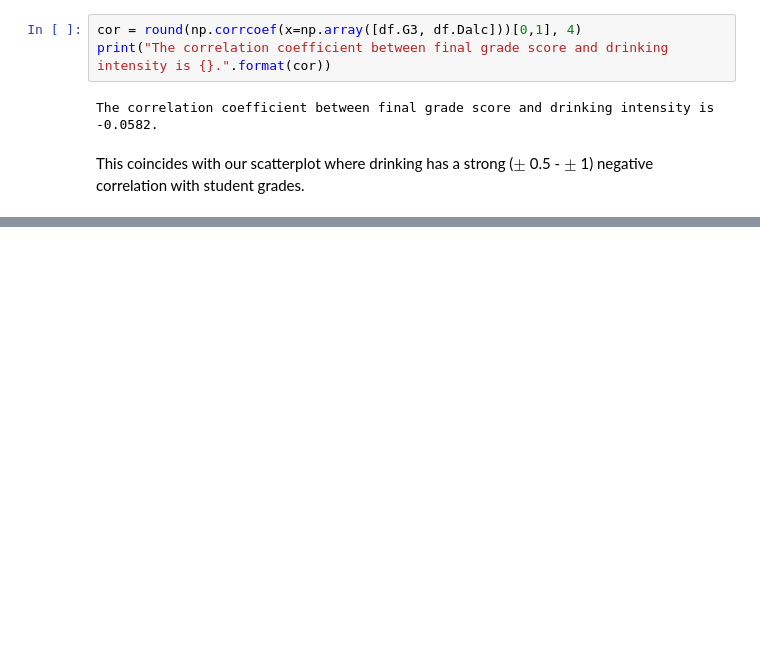
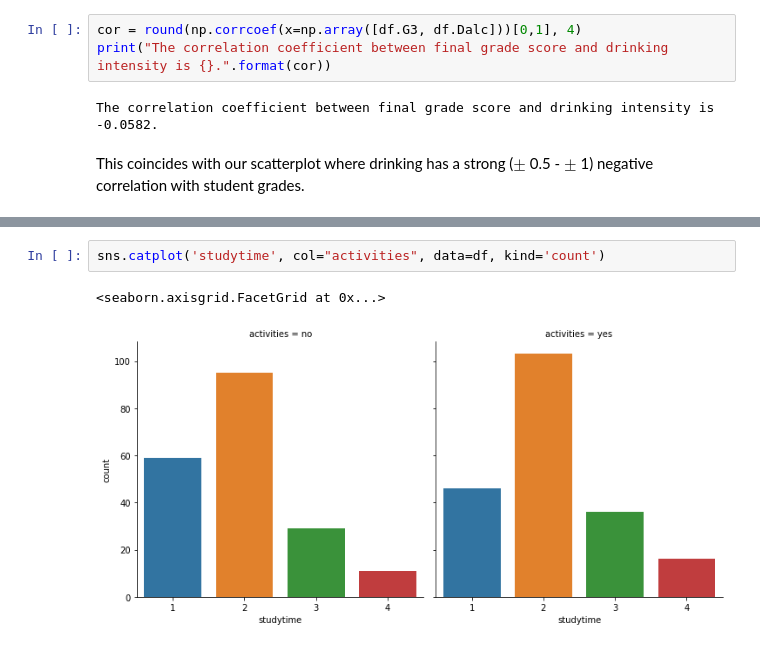
Before and after one commit to justingee193/Data-Science-Projects, a Jupyter notebook: student-performance/student-performance.ipynb, the cells around one changed output, grey strips where cells are left out. Drawn from its saved outputs; the diff is of its cells as text; blank space fills up the shorter version.

```diff
--- a/student-performance/student-performance.ipynb
+++ b/student-performance/student-performance.ipynb
@@ -106,0 +128,5 @@ This coincides with our scatterplot where drinking has a strong ($\pm$ 0.5 - $\p
+# %%
+sns.catplot('studytime', col="activities", data=df, kind='count')
+# %% [output]
+<seaborn.axisgrid.FacetGrid at 0x...>
+[figure, added]
```
Also changed, not shown: parts of 36 cells of this notebook.
